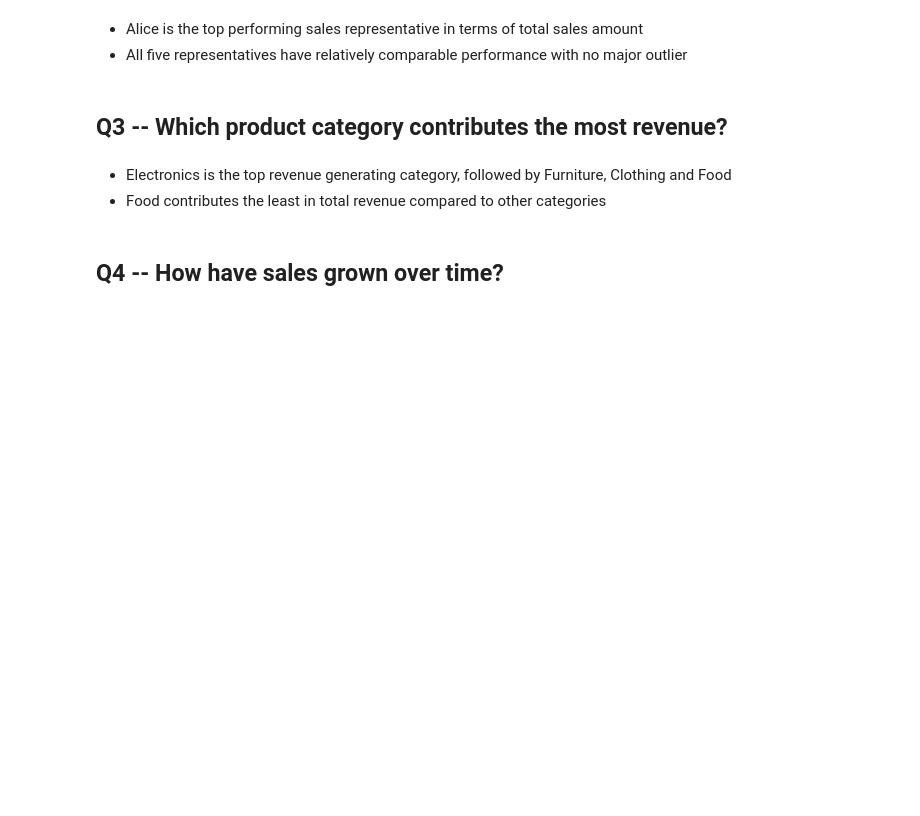
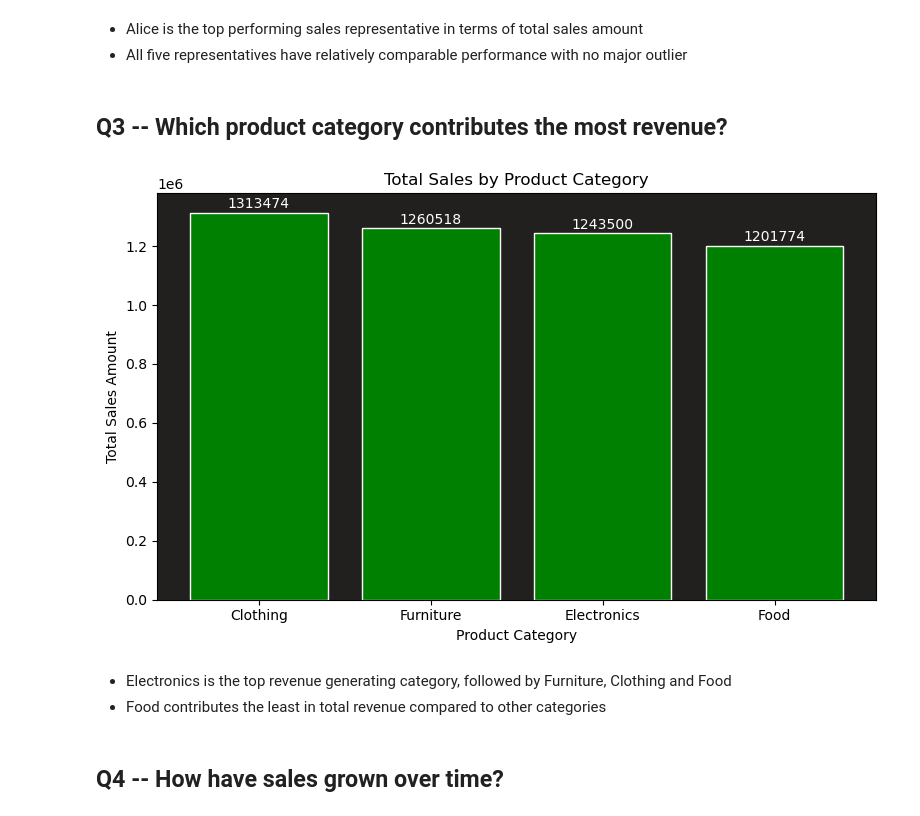
Before and after one commit to Ar3missss/EDA-Portfolio, a Jupyter notebook: sales-analysis.ipynb, the cells around one changed output. Saved outputs shown, nothing was run; the diff lists cells and outputs as text; code cells hidden in the pictures; blank space fills up the shorter version.

```diff
--- a/sales-analysis.ipynb
+++ b/sales-analysis.ipynb
@@ -127,19 +213,21 @@ plt.show()
 # %%
 category_sales = df.groupby('Product_Category')['Sales_Amount'].sum().reset_index()
 category_sales.columns = ['Category', 'Total_Sales']
 category_sales = category_sales.sort_values('Total_Sales', ascending=False)
 
 fig, ax = plt.subplots(figsize=(8, 5))
-bars = ax.bar(category_sales['Category'], category_sales['Total_Sales'], color='red', edgecolor='white')
+bars = ax.bar(category_sales['Category'], category_sales['Total_Sales'], color='green', edgecolor='white')
 ax.set_title('Total Sales by Product Category')
 ax.set_xlabel('Product Category')
 ax.set_ylabel('Total Sales Amount')
 ax.set_facecolor('#221F1F')
 ax.bar_label(bars, fmt='%.0f', padding=1, color='white')
 
 plt.tight_layout()
 plt.savefig('outputs/sales/Total Sales by Product Category.png', dpi=300)
 plt.show()
+# %% [output]
+[figure, added]
 # %% [markdown]
 - Electronics is the top revenue generating category, followed by Furniture, Clothing and Food
 - Food contributes the least in total revenue compared to other categories
```
Also changed, not shown: parts of 19 cells of this notebook, 1 other file.
